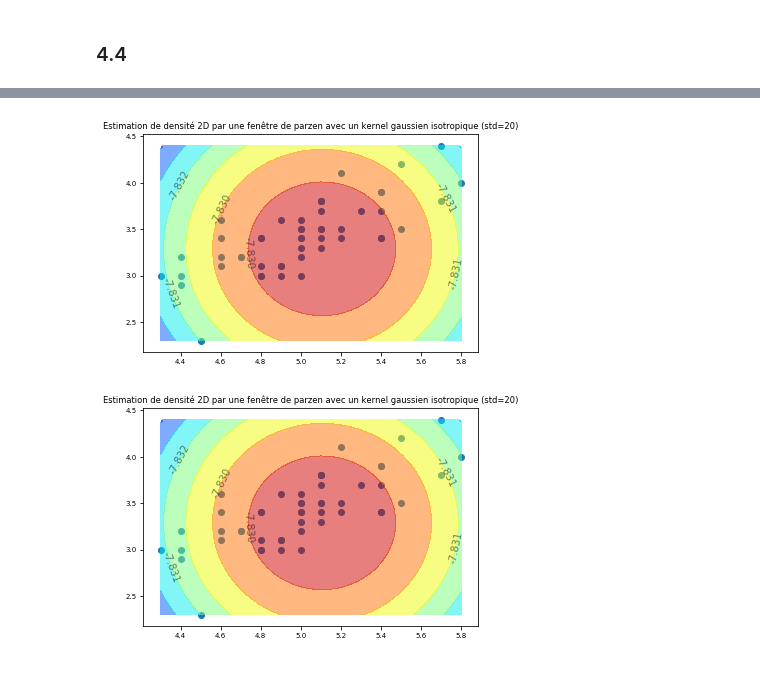
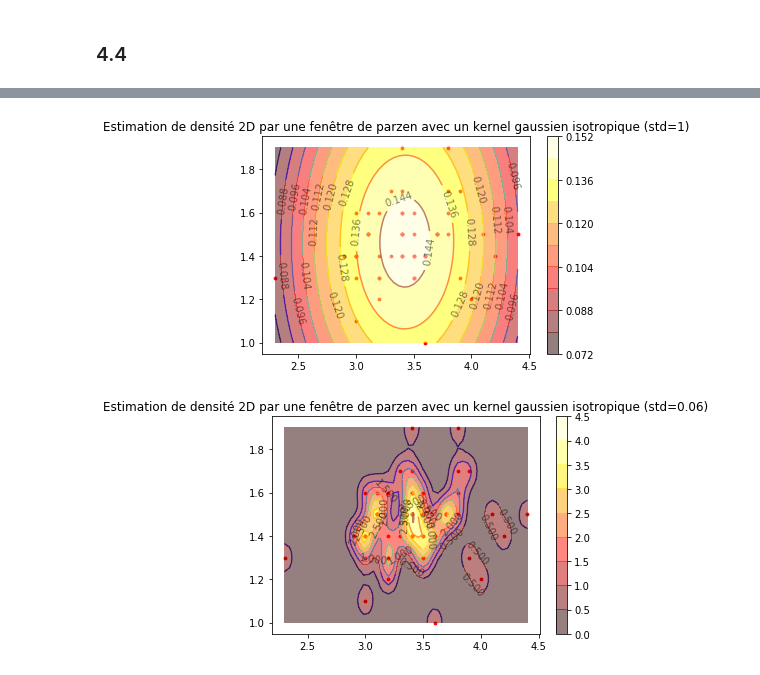
Before and after one commit to PhilippeMarcotte/IFT6390, a Jupyter notebook: Devoir_1/Q4.ipynb, the cells around one changed output, grey strips where cells are left out. Cells and saved outputs as stored; diff of their text form; code cells hidden in the pictures.

Commit message:
plot 2D terminé à 100%

```diff
--- a/Devoir_1/Q4.ipynb
+++ b/Devoir_1/Q4.ipynb
@@ -251,33 +277,47 @@ plt.show()
 # %%
-stdTooBig = 20
+stdTooBig = 1
 parzen_stdTooBig = ParzenIsotropicGaussian(std=stdTooBig)
 parzen_stdTooBig.train(train_inputs, train_labels)
 parzen_stdTooBig_features_predictions = parzen_stdTooBig.predict(data[:50, :2])
-parzen_stdTooBig_inline_predictions = parzen_stdTooBig.predict(grid)
+parzen_stdTooBig_inline_predictions = np.exp(parzen_stdTooBig.predict(grid)).reshape((50,50)).T
 
-plt.scatter(feature[:,0],feature[:,1])
-c = plt.contourf(xgrid,ygrid,parzen_stdTooBig_inline_predictions.reshape((50,50)), 6, alpha=0.5, cmap = plt.cm.jet)
-#plt.contourf(xgrid,ygrid,dg_linspace_predictions.reshape((50,50)), 7, alpha=0.5, cmap = plt.cm.hot)
-plt.clabel(c, inline=False, fontsize=10, colors='k')
-plt.title('''Estimation de densité 2D par une fenêtre de parzen avec un kernel gaussien isotropique (std=20)''')
+# On fait un nuage de points de notre training set en 2D
+plt.scatter(feature[:,0],feature[:,1], s=8, color='r')
+# On fait un coutour level ou contour_set de notre plot 3D pour le mettre en 2D
+contour_level = plt.contour(xgrid,ygrid,parzen_stdTooBig_inline_predictions, 8, alpha=0.5, cmap = plt.cm.jet)
+# On peint les bandes contour level
+plt.contourf(xgrid,ygrid,parzen_stdTooBig_inline_predictions, 8, alpha=0.5, cmap = plt.cm.hot)
+# Mets des labels (valeur de densité) sur les contours lines
+plt.clabel(contour_level, inline=True, fontsize=10, colors='k')
+plt.clabel(contour_level, inline=True, fontsize=10, colors='k')
+# Affiche à droite un axe avec des informations de couleur étiquetées pour le tracé
+plt.colorbar()
 
+plt.title('''Estimation de densité 2D par une fenêtre de parzen avec un kernel gaussien isotropique (std={})'''.format(stdTooBig))
 plt.show()
 # %% [output]
-[figure, old version]
+[figure, new version]
 # %%
-stdTooSmall = 0.1
+stdTooSmall = 0.06
 parzen_stdTooSmall = ParzenIsotropicGaussian(std=stdTooSmall)
 parzen_stdTooSmall.train(train_inputs, train_labels)
 parzen_stdTooSmall_features_predictions = parzen_stdTooSmall.predict(data[:50, :2])
-parzen_stdTooSmall_inline_predictions = parzen_stdTooSmall.predict(grid)
+parzen_stdTooSmall_inline_predictions = np.exp(parzen_stdTooSmall.predict(grid)).reshape((50,50)).T
 
-plt.scatter(feature[:,0],feature[:,1])
-c = plt.contourf(xgrid,ygrid,parzen_stdTooSmall_inline_predictions.reshape((50,50)), 6, alpha=0.5, cmap = plt.cm.jet)
-#plt.contourf(xgrid,ygrid,dg_linspace_predictions.reshape((50,50)), 7, alpha=0.5, cmap = plt.cm.hot)
-plt.clabel(c, inline=False, fontsize=10, colors='k')
+# On fait un nuage de points de notre training set en 2D
+plt.scatter(feature[:,0],feature[:,1], s=8, color='r')
+# On fait un coutour level ou contour_set de notre plot 3D pour le mettre en 2D
+contour_level = plt.contour(xgrid,ygrid,parzen_stdTooSmall_inline_predictions, 8, alpha=0.5, cmap = plt.cm.jet)
+# On peint les bandes contour level
+plt.contourf(xgrid,ygrid,parzen_stdTooSmall_inline_predictions, 8, alpha=0.5, cmap = plt.cm.hot)
+# Mets des labels (valeur de densité) sur les contours lines
+plt.clabel(contour_level, inline=True, fontsize=10, colors='k')
+plt.clabel(contour_level, inline=True, fontsize=10, colors='k')
+# Affiche à droite un axe avec des informations de couleur étiquetées pour le tracé
+plt.colorbar()
+
 plt.title('''Estimation de densité 2D par une fenêtre de parzen avec un kernel gaussien isotropique (std={})'''.format(stdTooSmall))
-
 plt.show()
 # %% [output]
-[figure, old version]
+[figure, new version]
 # %%
```
Also changed, not shown: parts of 3 cells of this notebook.
